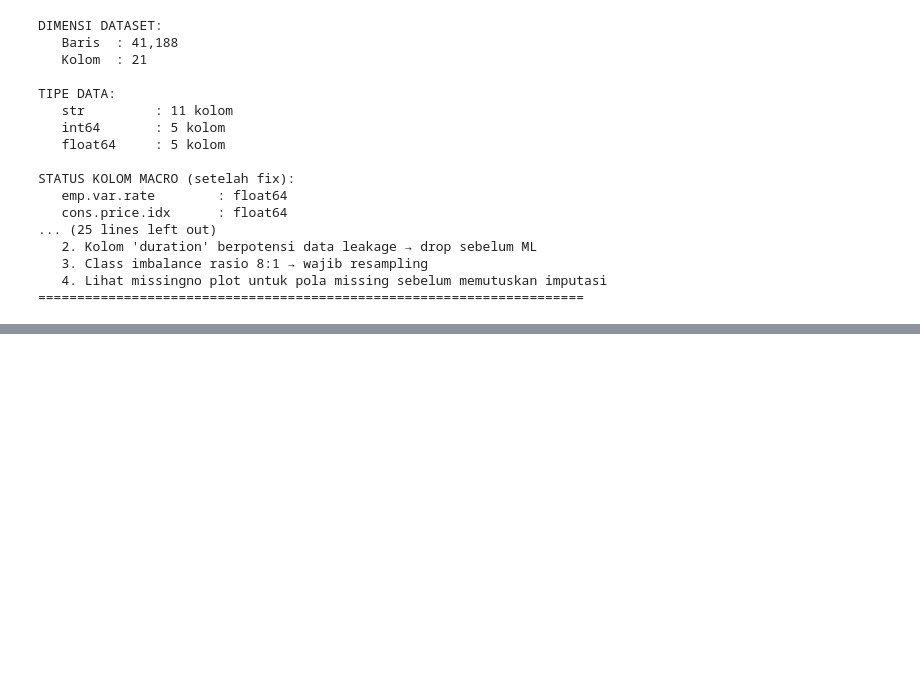
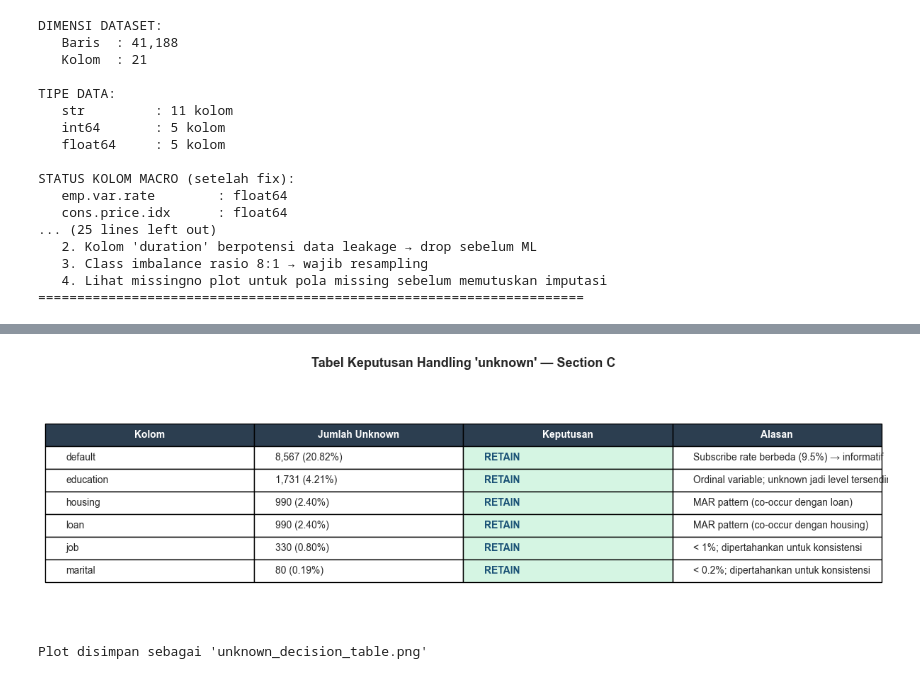
Before and after one commit to ravasrgh/bank-marketing-campaign-predictive-analytics, a Jupyter notebook: BSM_Bank_Marketing_FinalProject.ipynb, the cells around one changed output, grey strips where cells are left out. Saved outputs shown, nothing was run; the diff lists cells and outputs as text; code cells hidden in the pictures; blank space fills up the shorter version.

Commit message:
Data cleaning and outlier analysis

```diff
--- a/BSM_Bank_Marketing_FinalProject.ipynb
+++ b/BSM_Bank_Marketing_FinalProject.ipynb
@@ -654,0 +932,44 @@ STATUS KOLOM MACRO (setelah fix):
+# %%
+# Visualisasi ringkasan keputusan handling unknown
+fig, ax = plt.subplots(figsize=(12, 4))
+ax.axis('off')
+
+table_data = [
+    ['default',   '8,567 (20.82%)', 'RETAIN', 'Subscribe rate berbeda (9.5%) → informatif'],
+    ['education', '1,731 (4.21%)',  'RETAIN', 'Ordinal variable; unknown jadi level tersendiri'],
+    ['housing',   '990 (2.40%)',    'RETAIN', 'MAR pattern (co-occur dengan loan)'],
+    ['loan',      '990 (2.40%)',    'RETAIN', 'MAR pattern (co-occur dengan housing)'],
+    ['job',       '330 (0.80%)',    'RETAIN', '< 1%; dipertahankan untuk konsistensi'],
+    ['marital',   '80 (0.19%)',     'RETAIN', '< 0.2%; dipertahankan untuk konsistensi'],
+]
+
+col_labels = ['Kolom', 'Jumlah Unknown', 'Keputusan', 'Alasan']
+tbl = ax.table(
+    cellText=table_data,
+    colLabels=col_labels,
+    loc='center',
+    cellLoc='left'
+)
+tbl.auto_set_font_size(False)
+tbl.set_fontsize(10)
+tbl.scale(1.2, 1.8)
+
+# Header styling
+for j in range(4):
+    tbl[0, j].set_facecolor('#2c3e50')
+    tbl[0, j].set_text_props(color='white', fontweight='bold')
+
+# Keputusan column green
+for i in range(1, 7):
+    tbl[i, 2].set_facecolor('#d5f5e3')
+    tbl[i, 2].set_text_props(fontweight='bold', color='#1a5276')
+
+ax.set_title("Tabel Keputusan Handling 'unknown' — Section C",
+             fontsize=13, fontweight='bold', pad=20)
+plt.tight_layout()
+plt.savefig('unknown_decision_table.png', dpi=150, bbox_inches='tight')
+plt.show()
+print("Plot disimpan sebagai 'unknown_decision_table.png'")
+# %% [output]
+[figure, added]
+Plot disimpan sebagai 'unknown_decision_table.png'
```
Also changed, not shown: parts of 22 cells of this notebook, 8 other files.
